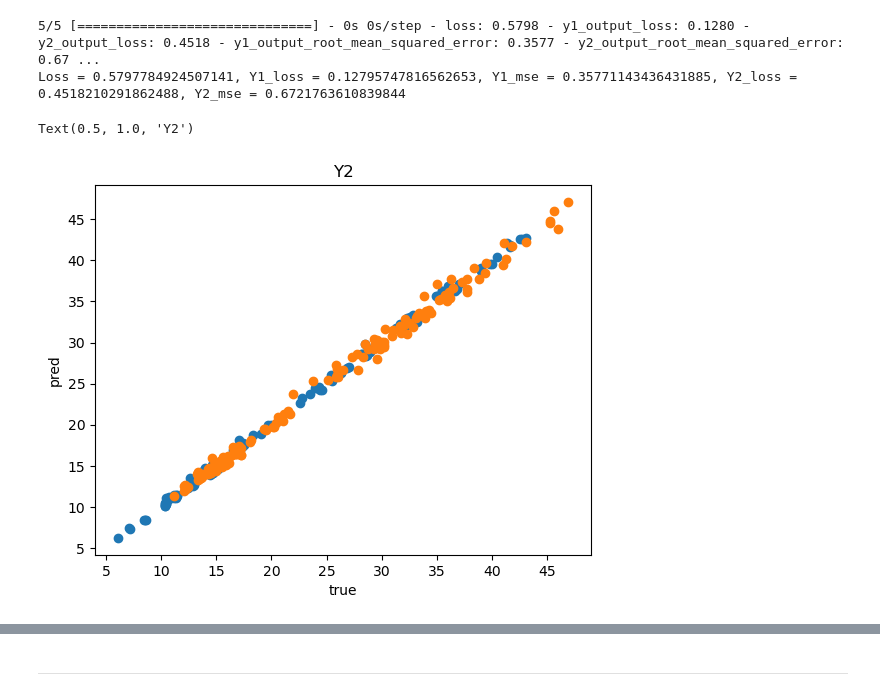
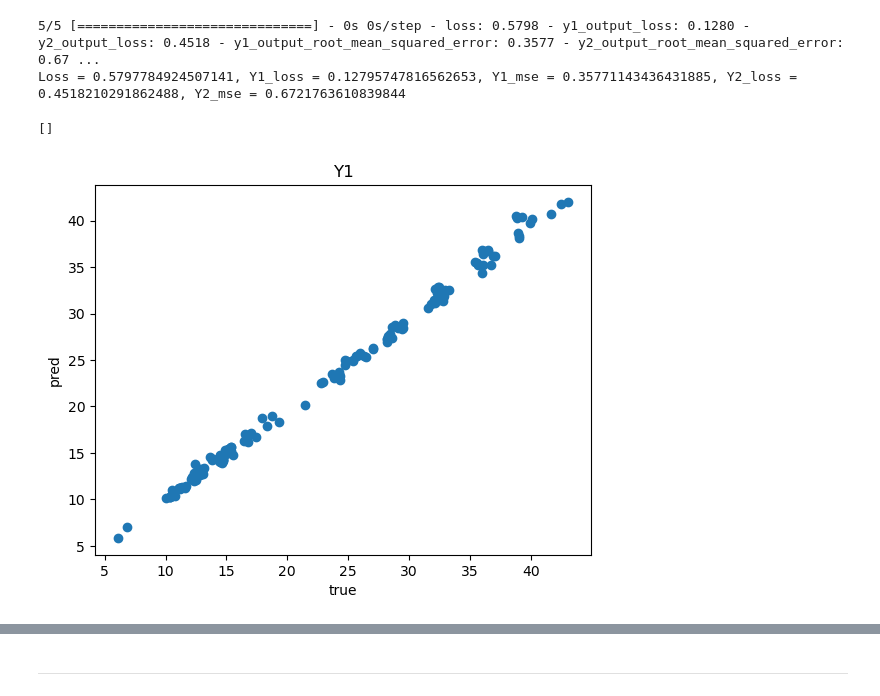
Before and after one commit to kazmierczakP/Machine-Learning, a Jupyter notebook: TensorFlow Advenced Techniques/1 Custom Models, Layers and Loss Function/1 Functional API.ipynb, the cells around one changed output, grey strips where cells are left out. Drawn from its saved outputs; the diff is of its cells as text; code cells hidden in the pictures.

```diff
--- a/TensorFlow Advenced Techniques/1 Custom Models, Layers and Loss Function/1 Functional API.ipynb
+++ b/TensorFlow Advenced Techniques/1 Custom Models, Layers and Loss Function/1 Functional API.ipynb
@@ -131,11 +152,10 @@ Loss = 0.5797784924507141, Y1_loss = 0.12795747816562653, Y1_mse = 0.35771143436
 # %%
 Y_pred = model.predict(norm_test_X)
 plt.scatter(test_Y[0], Y_pred[0])
 plt.title('Y1')
 plt.xlabel('true')
 plt.ylabel('pred')
-plt.scatter(test_Y[1], Y_pred[1])
-plt.title('Y2')
+plt.plot()
 # %% [output]
-Text(0.5, 1.0, 'Y2')
+[]
-[figure, old version]
+[figure, new version]
```
Also changed, not shown: parts of 5 cells of this notebook, 30 other files.
